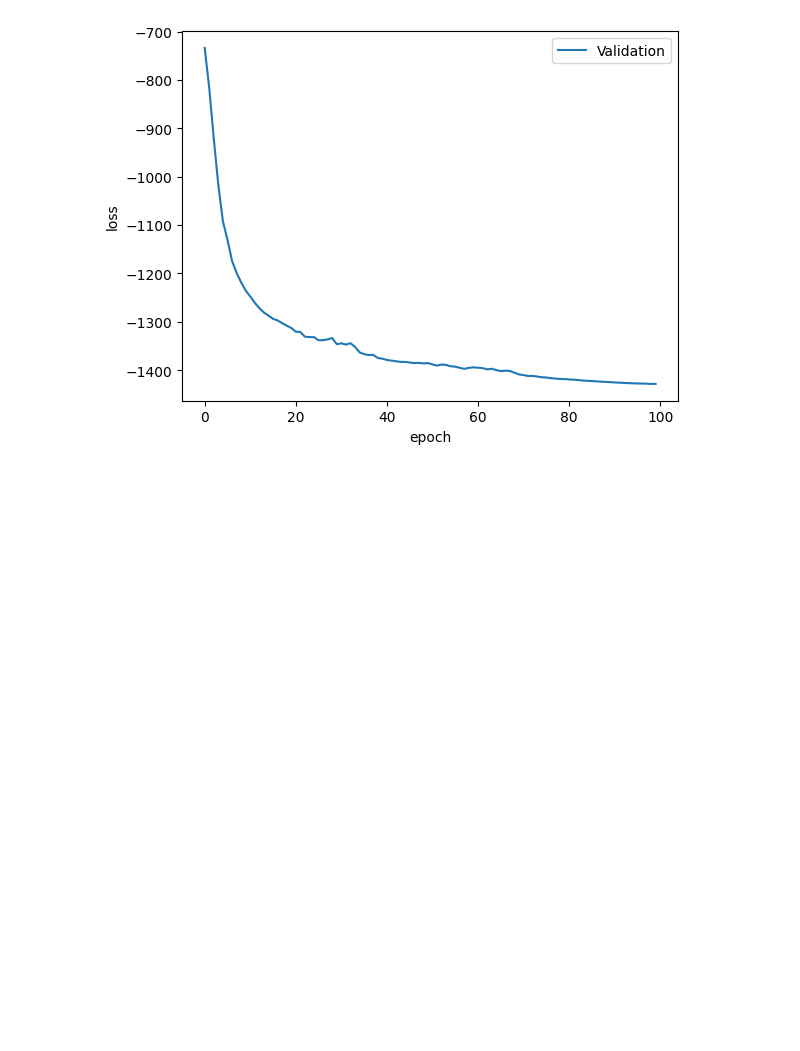
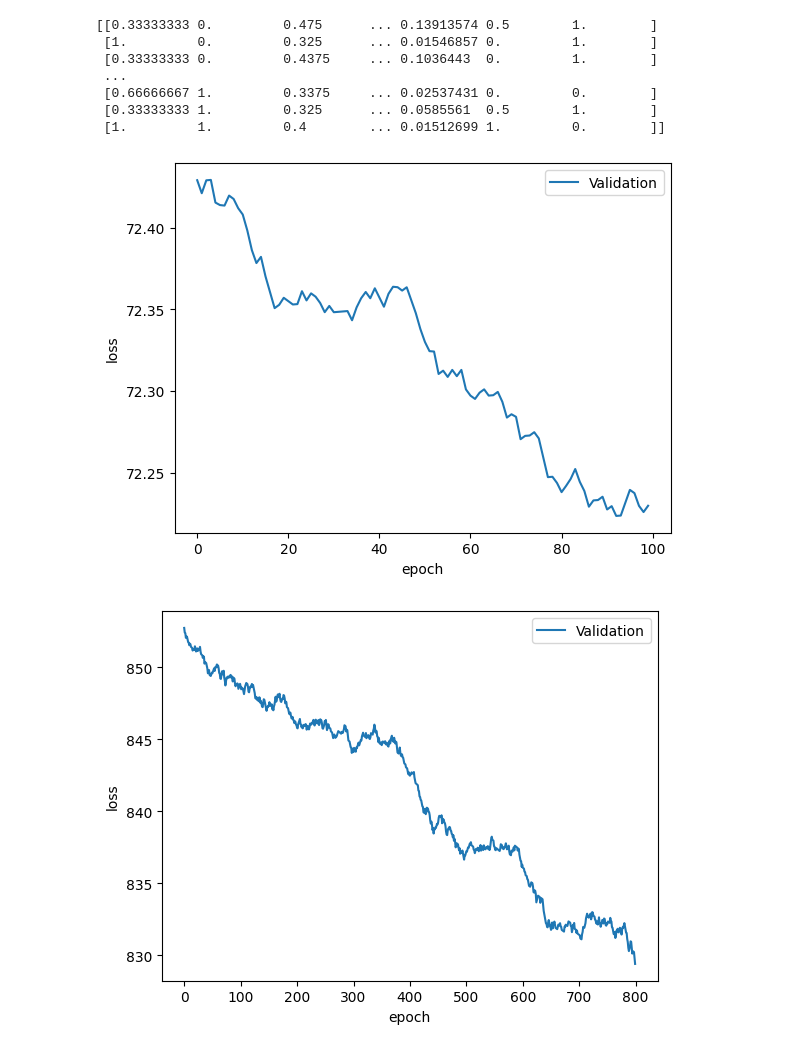
Before and after one commit to MisterPANDC/ML_by_hand, a Jupyter notebook: bp.ipynb, the cells around one changed output. Cells and saved outputs as stored; diff of their text form; code cells hidden in the pictures; blank space fills up the shorter version.

```diff
--- a/bp.ipynb
+++ b/bp.ipynb
@@ -21,7 +21,7 @@ class Linear():#(dim2*dim1)*(dim1*1)+(dim2*1)
         return res
 # %%
 class BP():
-    def __init__(self, input_dim, output_dim, dataset, layernum = 4, learning_rate = 0.5):
+    def __init__(self, input_dim, output_dim, dataset, learning_rate = 0.5, layernum = 6):
         self.input_dim = input_dim
         self.output_dim = output_dim
         self.dataset = dataset
@@ -32,12 +32,18 @@ class BP():
         self.layers[2] = Linear(16, 8)
         self.layers[3] = Linear(8,output_dim)
         """
-        self.layers = (Linear(input_dim, 16), Linear(16, 16), Linear(16, 8), Linear(8, output_dim))
-        self.checkpoint = [1,2,3,4,5,6]
-        #np.random.shuffle(self.dataset)
-        self.validationset, self.trainset = np.split(self.dataset,[int(self.dataset.shape[0]/3)],axis = 0)
+        #self.layers = (Linear(input_dim, 16), Linear(16, 16), Linear(16, 8), Linear(8, output_dim))
+        self.layers = (Linear(input_dim, 16), Linear(16, 16), Linear(16, 32), Linear(32, 16), Linear(16, 8), Linear(8, output_dim))
+        self.checkpoint = [1,2,3,4,5,6,7,8,9,10]
+        np.random.shuffle(self.dataset)
+        self.validationset, self.trainset = np.split(self.dataset,[int(self.dataset.shape[0]/4)],axis = 0)
+        #data_x = data_x / data_x.max(axis=0)
+        #print("this is", self.trainset.max(axis = 0))
+        #self.trainset = self.trainset / self.trainset.max(axis = 0)
+
 
     def sigmoid(self, input):
+        #print("input is ", input)
         return 1.0/(1+np.exp(-input))
 
     def softmax(self, input):
@@ -64,7 +70,7 @@ class BP():
     def forward(self, input):
         output = input.transpose()
         self.checkpoint[0] = output
-        for i in range(self.layernum):
+        for i in range(int(self.layernum)):
             #print("round ",i)
             #print("input is ",output)
             output = self.layers[i].forward(output)
@@ -76,7 +82,8 @@ class BP():
         return predict
 
     def crossentropyloss(self, true, predict):
-        a = np.array([0.001,0.001,0.001])
+        #a = np.array([0.001,0.001,0.001])
+        a = np.full(self.output_dim, 1.0)
         #print(predict)
         predict = predict + a
         temp = np.log(predict)
@@ -86,6 +93,7 @@ class BP():
     def total_loss(self, data):#计算某一个数据集或者某一个batach上总的损失值
         total = 0
         data_x, data_y = np.split(data,[data.shape[1]-1],axis = 1) #分割featrure and label
+        #data_x = data_x / data_x.max(axis=0)
         for i in range(0, data.shape[0], 1):
             x = data_x[i]
             y = data_y[i]
@@ -119,12 +127,15 @@ class BP():
             self.layers[i].weight = self.layers[i].weight - self.learning_rate * gradient_w
             self.layers[i].bias = self.layers[i].bias - self.learning_rate * gradient_b
 
-    def train(self, batchsize = 5, epoch = 100):
+    def train(self, batchsize, epoch):
         TrainLoss = np.zeros((epoch))
         ValidationLoss = np.zeros((epoch))
         for i in range(0, epoch, 1):
             np.random.shuffle(self.trainset)
             data_x, data_y = np.split(self.trainset,[self.trainset.shape[1]-1],axis = 1)
+            #print(data_x.max(axis = 0))
+            #data_x = data_x / data_x.max(axis=0)
+
             for j in range(0, batchsize, 1):
                 x = data_x[j]
                 y = data_y[j]
@@ -148,14 +159,24 @@ class BP():
         #plt.plot(epoch, TrainLoss, label = "Train", color = 'r')
         plt.plot(epoch, ValidationLoss, label = "Validation")
         plt.legend()
-# %%
-dataset = pd.read_csv('/home/cyberimpart/cyf/ML_by_hand/iris.csv')
-dataset = np.array(dataset.values)
-tester = BP(4, 3, dataset)
-#tester.test()
-tester.train()
-#labely = np.zeros((1, 3))
-#labely[0][2] = 1
-#print(labely)
-# %% [output]
-[figure, removed]
+# %%
+dataset1 = pd.read_csv('/home/cyberimpart/cyf/ML_by_hand/iris.csv')
+dataset1 = np.array(dataset1.values)
+dataset2 = pd.read_csv('/home/cyberimpart/cyf/ML_by_hand/titanic.csv')
+dataset2 = np.array(dataset2.values)
+BP1 = BP(4, 3, dataset1, 0.001)
+BP1.train(5, 100)
+dataset2 = dataset2 / dataset2.max(axis=0)
+print(dataset2)
+BP2 = BP(7, 2, dataset2, 0.002)
+BP2.train(5, 800)
+# %% [output]
+[[0.33333333 0.         0.475      ... 0.13913574 0.5        1.        ]
+ [1.         0.         0.325      ... 0.01546857 0.         1.        ]
+ [0.33333333 0.         0.4375     ... 0.1036443  0.         1.        ]
+ ...
+ [0.66666667 1.         0.3375     ... 0.02537431 0.         0.        ]
+ [0.33333333 1.         0.325      ... 0.0585561  0.5        1.        ]
+ [1.         1.         0.4        ... 0.01512699 1.         0.        ]]
+[figure, added]
+[figure, added]
```
